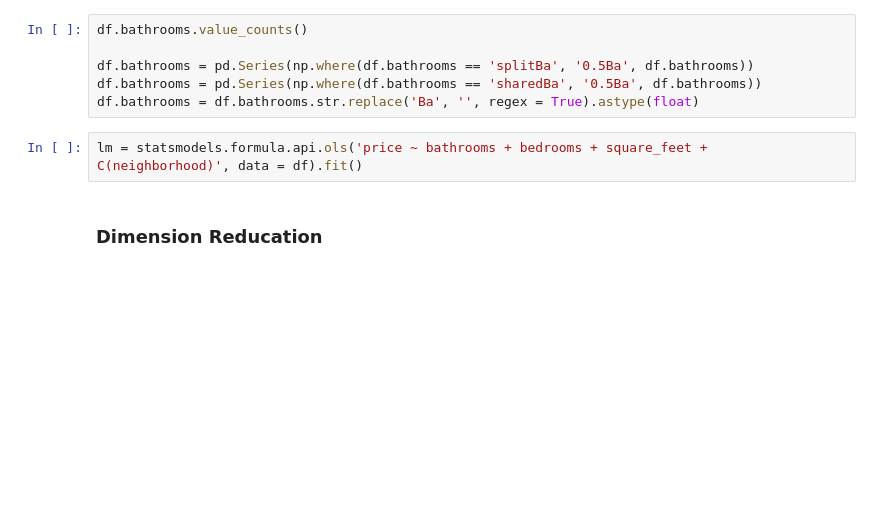
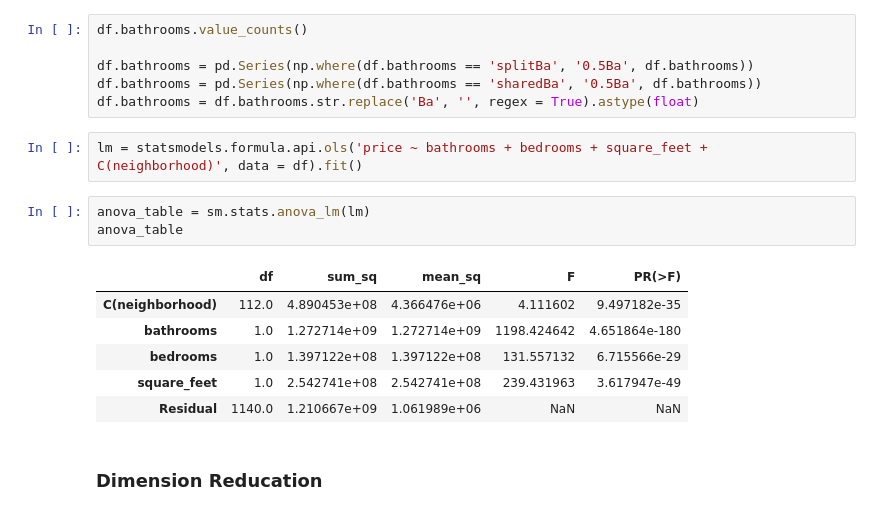
Before and after one commit to haleyej/SI_370_Homework_7, a Jupyter notebook: homework_7.ipynb, the cells around one changed output. Saved outputs shown, nothing was run; the diff lists cells and outputs as text; blank space fills up the shorter version.

```diff
--- a/homework_7.ipynb
+++ b/homework_7.ipynb
@@ -163,6 +189,16 @@ df.bathrooms = pd.Series(np.where(df.bathrooms == 'sharedBa', '0.5Ba', df.bathro
 df.bathrooms = df.bathrooms.str.replace('Ba', '', regex = True).astype(float)
 # %%
 lm = statsmodels.formula.api.ols('price ~ bathrooms + bedrooms + square_feet + C(neighborhood)', data = df).fit()
+# %%
+anova_table = sm.stats.anova_lm(lm)
+anova_table
+# %% [output]
+|  | df | sum_sq | mean_sq | F | PR(>F) |
+| C(neighborhood) | 112.0 | 4.890453e+08 | 4.366476e+06 | 4.111602 | 9.497182e-35 |
+| bathrooms | 1.0 | 1.272714e+09 | 1.272714e+09 | 1198.424642 | 4.651864e-180 |
+| bedrooms | 1.0 | 1.397122e+08 | 1.397122e+08 | 131.557132 | 6.715566e-29 |
+| square_feet | 1.0 | 2.542741e+08 | 2.542741e+08 | 239.431963 | 3.617947e-49 |
+| Residual | 1140.0 | 1.210667e+09 | 1.061989e+06 | NaN | NaN |
 # %% [markdown]
 <h3>Dimension Reducation</h3>
 # %%
```
Also changed, not shown: parts of 27 cells of this notebook.
